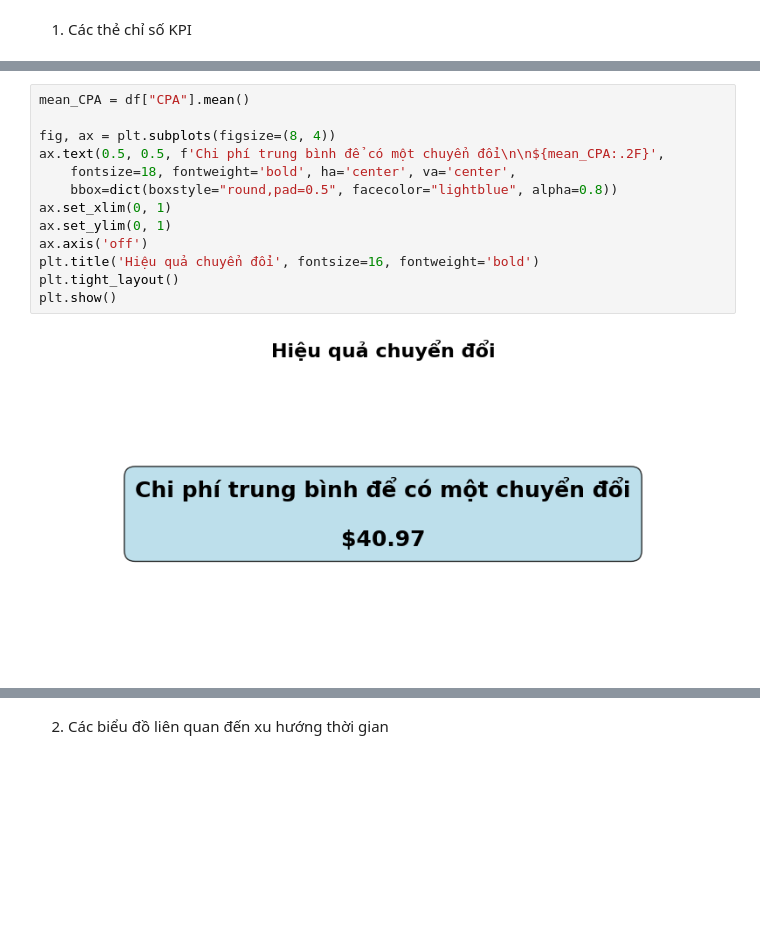
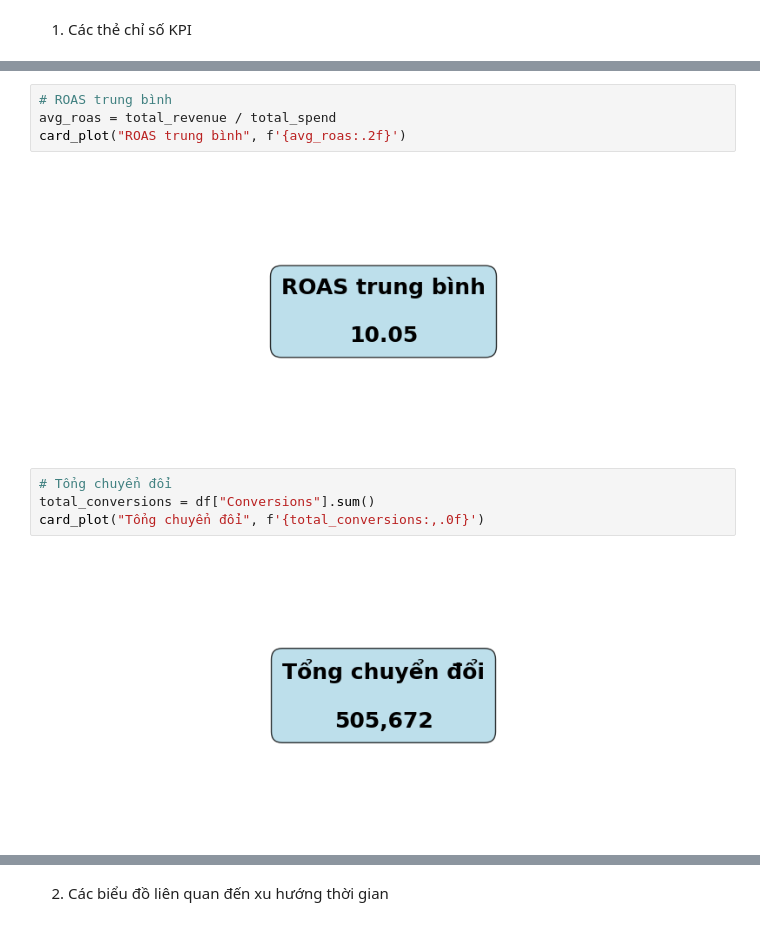
Before and after one commit to thethien8a/Marketing-Campaign-Analysis, a Jupyter notebook: project_2/Data_Analysis.ipynb, the cells around one changed output, grey strips where cells are left out. Cells and saved outputs as stored; diff of their text form; blank space fills up the shorter version.

```diff
--- a/project_2/Data_Analysis.ipynb
+++ b/project_2/Data_Analysis.ipynb
@@ -151,15 +152,12 @@ card_plot("Tổng số chuyển đổi", f'{total_conversions}')
-# %%
-mean_CPA = df["CPA"].mean()
-
-fig, ax = plt.subplots(figsize=(8, 4))
-ax.text(0.5, 0.5, f'Chi phí trung bình để có một chuyển đổi\n\n${mean_CPA:.2F}',
-    fontsize=18, fontweight='bold', ha='center', va='center',
-    bbox=dict(boxstyle="round,pad=0.5", facecolor="lightblue", alpha=0.8))
-ax.set_xlim(0, 1)
-ax.set_ylim(0, 1)
-ax.axis('off')
-plt.title('Hiệu quả chuyển đổi', fontsize=16, fontweight='bold')
-plt.tight_layout()
-plt.show()
-# %% [output]
-[figure, removed]
+# %%
+# ROAS trung bình
+avg_roas = total_revenue / total_spend
+card_plot("ROAS trung bình", f'{avg_roas:.2f}')
+# %% [output]
+[figure, added]
+# %%
+# Tổng chuyển đổi
+total_conversions = df["Conversions"].sum()
+card_plot("Tổng chuyển đổi", f'{total_conversions:,.0f}')
+# %% [output]
+[figure, added]
```
Also changed, not shown: parts of 68 cells of this notebook, 2 other files.
